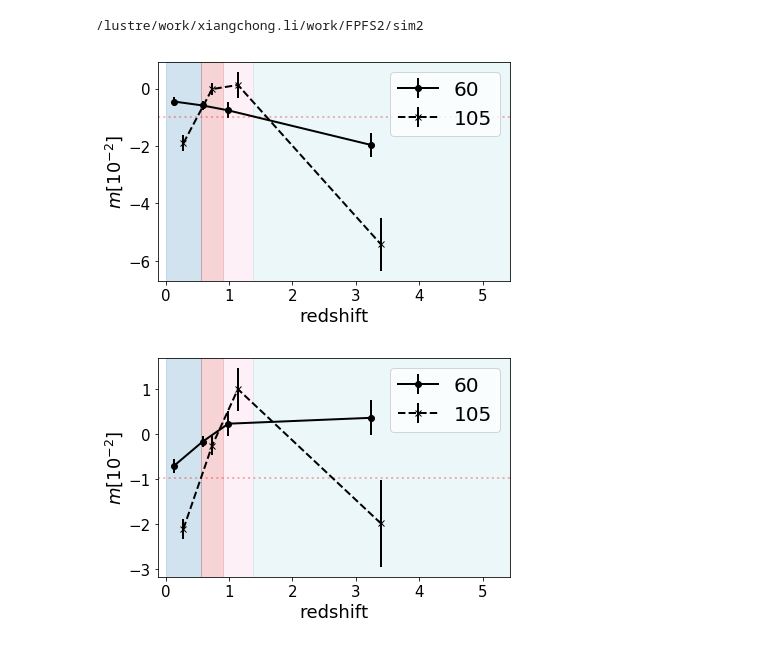
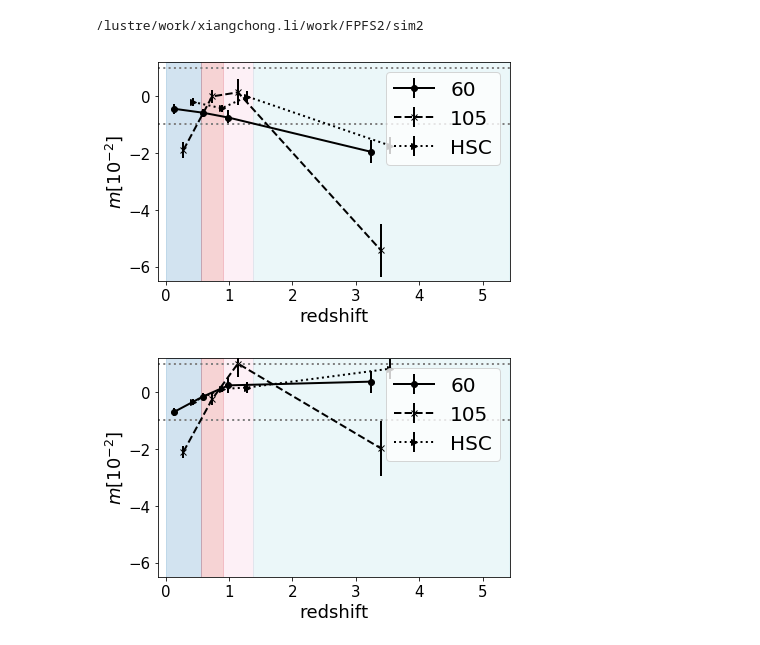
Before and after one commit to mr-superonion/FPFS, a Jupyter notebook: notebook/sim/3_6-cosmoReGauss.ipynb, the cells around one changed output. Cells and saved outputs as stored; diff of their text form; code cells hidden in the pictures.

```diff
--- a/notebook/sim/3_6-cosmoReGauss.ipynb
+++ b/notebook/sim/3_6-cosmoReGauss.ipynb
@@ -56,7 +56,7 @@ def estimate_mArray2(d2222,d0000,d2000,d0200,d0020,d0002):
     return mArray
 # %%
 Dir='outCosmoR-var36em4/mag245-res03-bm38/'
-lList=['60','105']
+lList=['60','105','HSC']
 zbound  =   np.array([0.,0.561,0.906,1.374,5.410])
 bAll=[]
 errAll=[]
@@ -102,21 +102,23 @@ norm = Normalize(vmin=0, vmax=len(zbound)-2)
 for iz in range(len(zbound)-1):
     cc=cmap(norm(iz))
     plt.axvspan(zbound[iz],zbound[iz+1],alpha=0.2, color=cc)
-plt.plot(np.linspace(-0.12,5.43,20),-0.98*np.ones(20),c='red',ls=':',alpha=0.3)
+plt.plot(np.linspace(-0.12,5.43,20),-0.98*np.ones(20),c='grey',ls=':')
+plt.plot(np.linspace(-0.12,5.43,20),0.98*np.ones(20),c='grey',ls=':')
 plt.legend(loc='upper right')
 plt.ylabel(r'$m [10^{-2}]$')
 plt.xlabel('redshift')
 plt.xlim(-0.12,5.43)
+plt.ylim(-6.5,1.2)
 plt.tight_layout()
 np.save(os.path.join(Dir,'bAll.npy'),bAll)
 np.save(os.path.join(Dir,'errAll.npy'),errAll)
 plt.savefig(os.path.join(pltDir,'%s-%s.png' %tuple(Dir.split('/')[:-1])))
 plt.savefig(os.path.join(pltDir,'%s-%s.pdf' %tuple(Dir.split('/')[:-1])))
 # %% [output]
-[figure, old version]
+[figure, new version]
 # %%
 Dir='outCosmoE-var36em4/mag245-res03-bm38/'
-lList=['60','105']
+lList=['60','105','HSC']
 zbound  =   np.array([0.,0.561,0.906,1.374,5.410])
 bAll=[]
 errAll=[]
@@ -146,32 +148,34 @@ for psz in lList:
         d0002c=np.delete(d0002,ig)
         mArrayc=estimate_mArray(d2222c,d0000c,d2000c,d0200c,d0020c,d0002c)
         err.append(mArrayc-mArray)
         del d2222c,d0000c,d2000c,d0200c,d0020c,d0002c,mArrayc
         gc.collect()
     errAll.append(np.sqrt(np.sum(np.vstack(err)**2.,axis=0)))
     del err,mArray
     gc.collect()
 
 lsList=['o-','x--','>:']
 ishift=[-0.15,0,0.15]
 for i in range(len(lList)):
     plt.errorbar((zbound[:-1]+zbound[1:])/2.+ishift[i],bAll[i]*100,errAll[i]*100,ls=lsList[i][1:],\
                  marker=lsList[i][0],label=lList[i],c='black')
 cmap = cm.tab20
 norm = Normalize(vmin=0, vmax=len(zbound)-2)
 for iz in range(len(zbound)-1):
     cc=cmap(norm(iz))
     plt.axvspan(zbound[iz],zbound[iz+1],alpha=0.2, color=cc)
-plt.plot(np.linspace(-0.12,5.43,20),-0.98*np.ones(20),c='red',ls=':',alpha=0.3)
+plt.plot(np.linspace(-0.12,5.43,20),-0.98*np.ones(20),c='grey',ls=':')
+plt.plot(np.linspace(-0.12,5.43,20),0.98*np.ones(20),c='grey',ls=':')
 plt.legend(loc='upper right')
 plt.ylabel(r'$m [10^{-2}]$')
 plt.xlabel('redshift')
 plt.xlim(-0.12,5.43)
+plt.ylim(-6.5,1.2)
 plt.tight_layout()
 plt.savefig(os.path.join(Dir,'out.png'))
 np.save(os.path.join(Dir,'bAll.npy'),bAll)
 np.save(os.path.join(Dir,'errAll.npy'),errAll)
 plt.savefig(os.path.join(pltDir,'%s-%s.png' %tuple(Dir.split('/')[:-1])))
 plt.savefig(os.path.join(pltDir,'%s-%s.pdf' %tuple(Dir.split('/')[:-1])))
 # %% [output]
-[figure, old version]
+[figure, new version]
```
Also changed, not shown: 3 other files.
